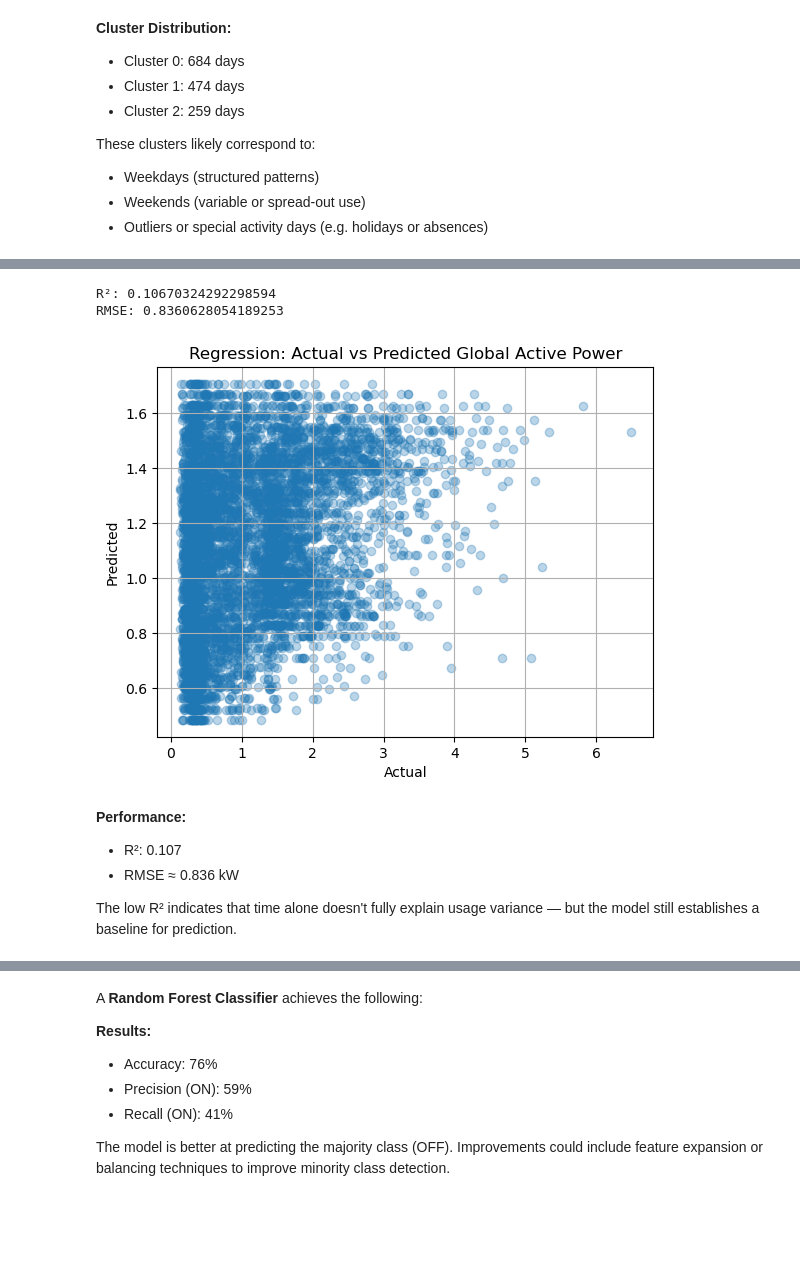
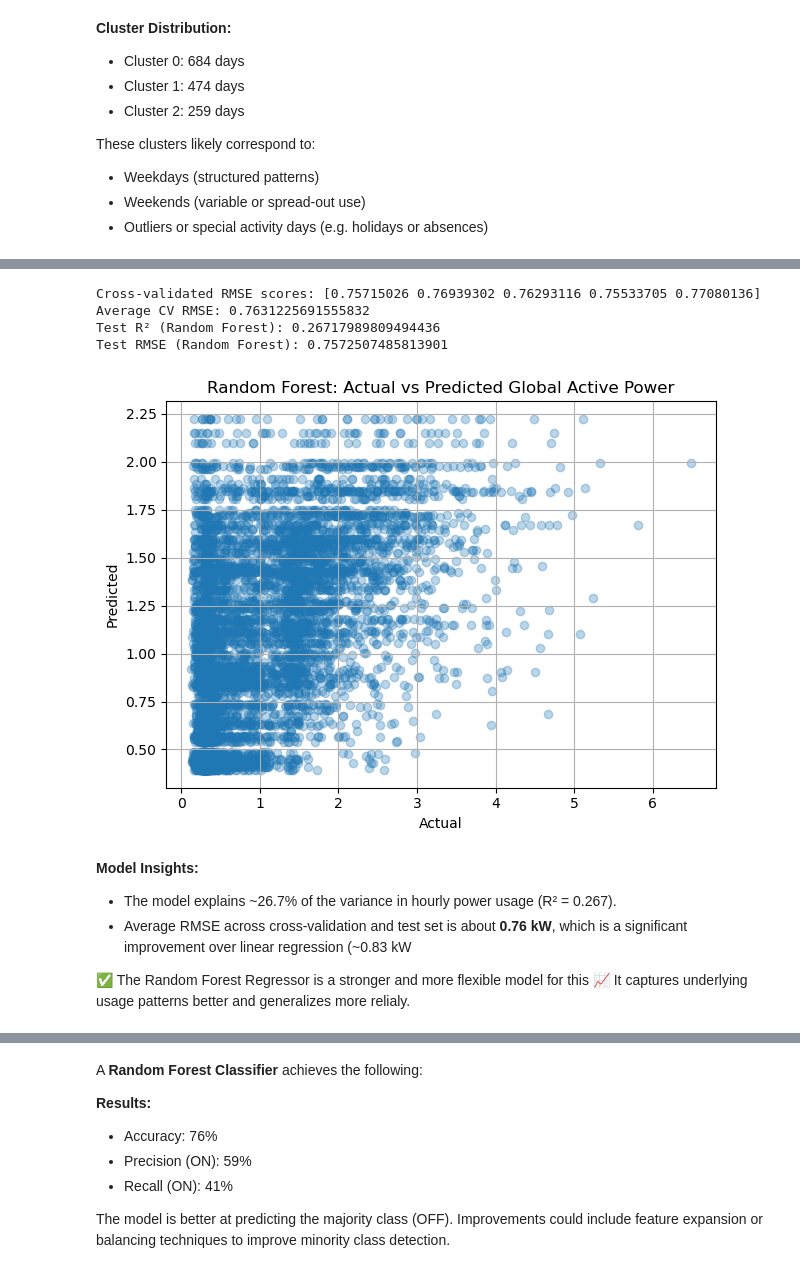
Before and after one commit to 0xSushmitha/ML-Projects, a Jupyter notebook: Smart Energy/SmartEnergyML.ipynb, the cells around one changed output, grey strips where cells are left out. Cells and saved outputs as stored; diff of their text form; code cells hidden in the pictures; blank space fills up the shorter version.

```diff
--- a/Smart Energy/SmartEnergyML.ipynb
+++ b/Smart Energy/SmartEnergyML.ipynb
@@ -138,29 +146,46 @@ A simple **Linear Regression** model is trained to predict `Global_active_power`
 # %%
+# Feature matrix and target
 X = df_hourly[['hour', 'dayofweek']]
 y = df_hourly['Global_active_power']
+
+# Cross-validation
+rf_model = RandomForestRegressor(n_estimators=100, random_state=42)
+kf = KFold(n_splits=5, shuffle=True, random_state=42)
+cv_scores = cross_val_score(rf_model, X, y, scoring='neg_root_mean_squared_error', cv=kf)
+
+print("Cross-validated RMSE scores:", -cv_scores)
+print("Average CV RMSE:", -cv_scores.mean())
+
+# Final model training + visualization
 X_train, X_test, y_train, y_test = train_test_split(X, y, test_size=0.2, random_state=42)
-reg = LinearRegression()
-reg.fit(X_train, y_train)
-y_pred = reg.predict(X_test)
-print("R²:", r2_score(y_test, y_pred))
-print("RMSE:", mean_squared_error(y_test, y_pred)**0.5)
+rf_model.fit(X_train, y_train)
+y_pred = rf_model.predict(X_test)
 
+print("Test R² (Random Forest):", r2_score(y_test, y_pred))
+print("Test RMSE (Random Forest):", mean_squared_error(y_test, y_pred)**0.5)
+
+# Plot actual vs predicted
 plt.scatter(y_test, y_pred, alpha=0.3)
 plt.xlabel("Actual")
 plt.ylabel("Predicted")
-plt.title("Regression: Actual vs Predicted Global Active Power")
+plt.title("Random Forest: Actual vs Predicted Global Active Power")
 plt.grid(True)
+plt.tight_layout()
 plt.show()
 # %% [output]
-R²: 0.10670324292298594
-RMSE: 0.8360628054189253
+Cross-validated RMSE scores: [0.75715026 0.76939302 0.76293116 0.75533705 0.77080136]
+Average CV RMSE: 0.7631225691555832
+Test R² (Random Forest): 0.26717989809494436
+Test RMSE (Random Forest): 0.7572507485813901
-[figure, old version]
+[figure, new version]
-# %% [markdown]
-**Performance:**
-- R²: 0.107
-- RMSE ≈ 0.836 kW
-
-The low R² indicates that time alone doesn't fully explain usage variance — but the model still establishes a baseline for prediction.
+# %% [markdown]
+
+**Model Insights:**
+- The model explains ~26.7% of the variance in hourly power usage (R² = 0.267).
+- Average RMSE across cross-validation and test set is about **0.76 kW**, which is a significant improvement over linear regression (~0.83 kW
+
+✅ The Random Forest Regressor is a stronger and more flexible model for this
+📈 It captures underlying usage patterns better and generalizes more relialy.
 # %% [markdown]
 ## 6. Classification: Appliance ON/OFF State
 
```
Also changed, not shown: parts of 9 cells of this notebook, 2 other files.
